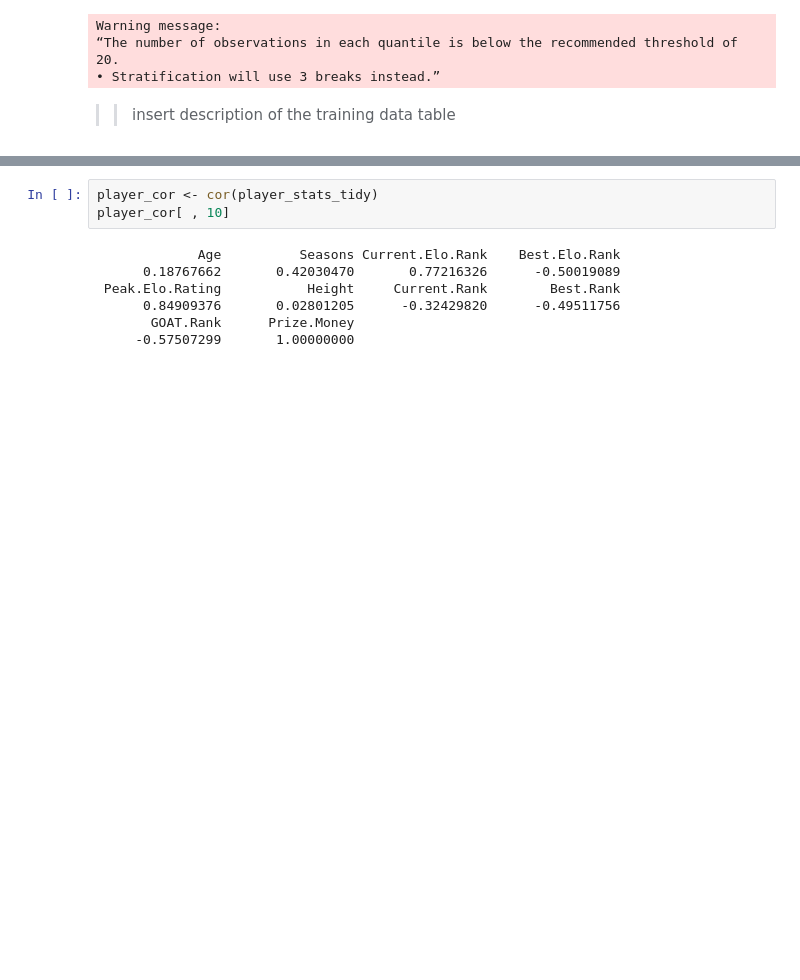
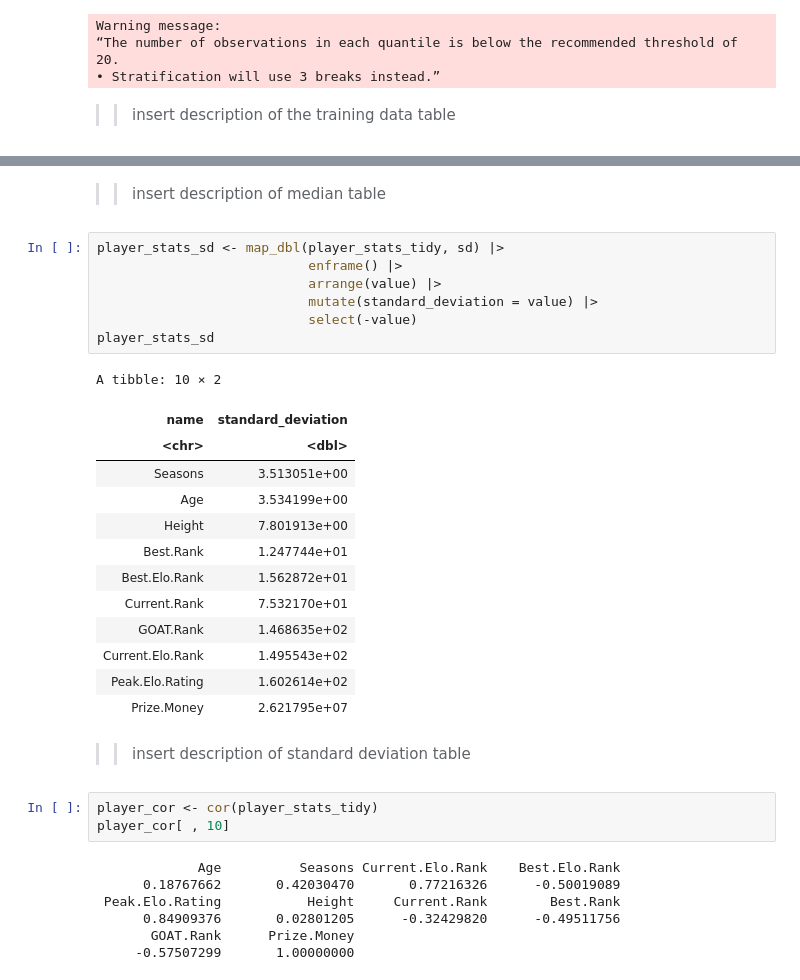
Before and after one commit to harmonyam/dsci100_project, a Jupyter notebook: project_final_draft.ipynb, the cells around one changed output, grey strips where cells are left out. Cells and saved outputs as stored; diff of their text form; blank space fills up the shorter version.

```diff
--- a/project_final_draft.ipynb
+++ b/project_final_draft.ipynb
@@ -78,3 +139,28 @@ player_stats_summary <- player_stats_tidy |> summarize
+# %% [markdown]
+>> insert description of median table
+# %%
+player_stats_sd <- map_dbl(player_stats_tidy, sd) |>
+                           enframe() |>
+                           arrange(value) |>
+                           mutate(standard_deviation = value) |>
+                           select(-value)
+player_stats_sd
+# %% [output]
+A tibble: 10 × 2
+| name | standard_deviation |
+| <chr> | <dbl> |
+| Seasons | 3.513051e+00 |
+| Age | 3.534199e+00 |
+| Height | 7.801913e+00 |
+| Best.Rank | 1.247744e+01 |
+| Best.Elo.Rank | 1.562872e+01 |
+| Current.Rank | 7.532170e+01 |
+| GOAT.Rank | 1.468635e+02 |
+| Current.Elo.Rank | 1.495543e+02 |
+| Peak.Elo.Rating | 1.602614e+02 |
+| Prize.Money | 2.621795e+07 |
+# %% [markdown]
+>> insert description of standard deviation table
 # %%
 player_cor <- cor(player_stats_tidy)
 player_cor[ , 10]
```
Also changed, not shown: parts of 30 cells of this notebook.
